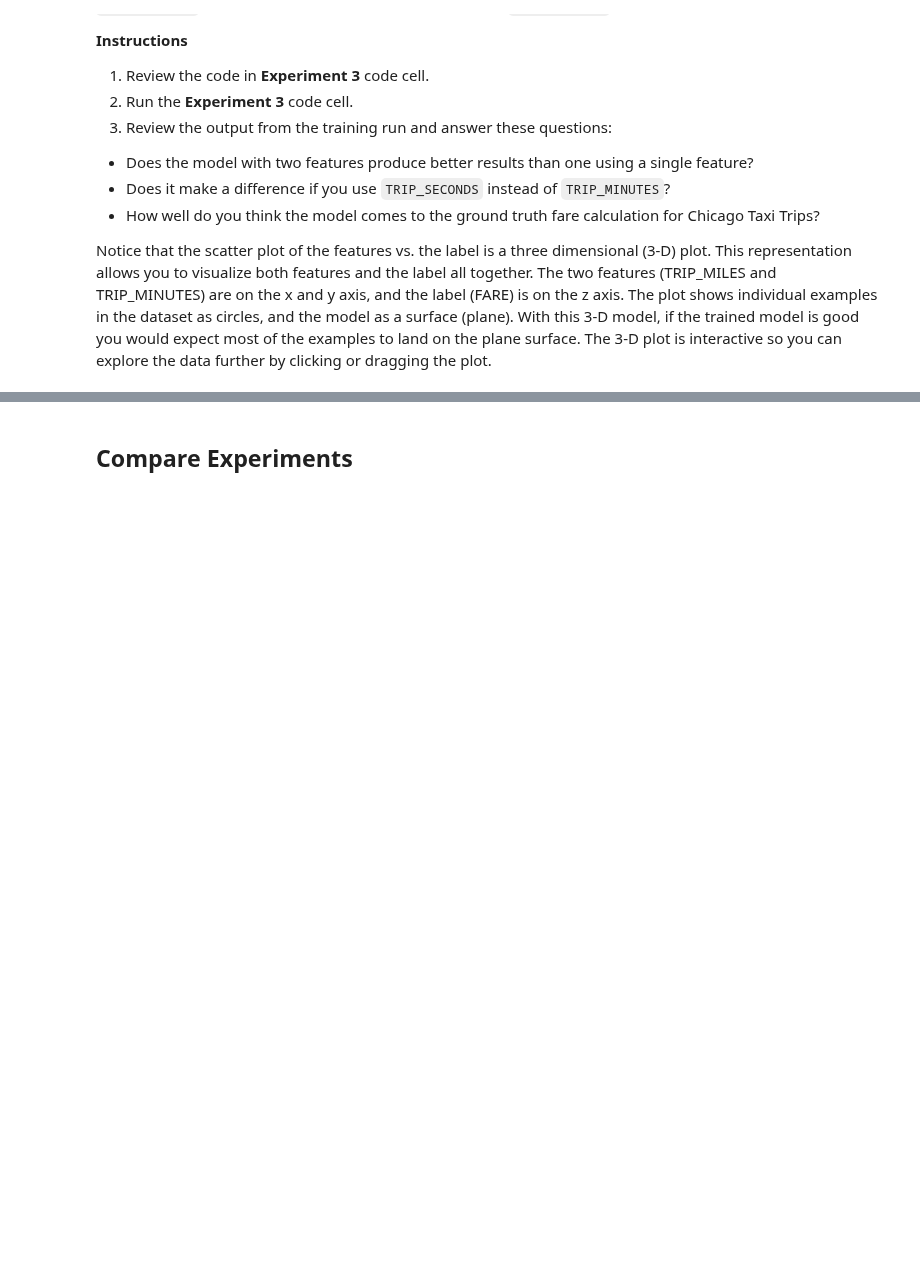
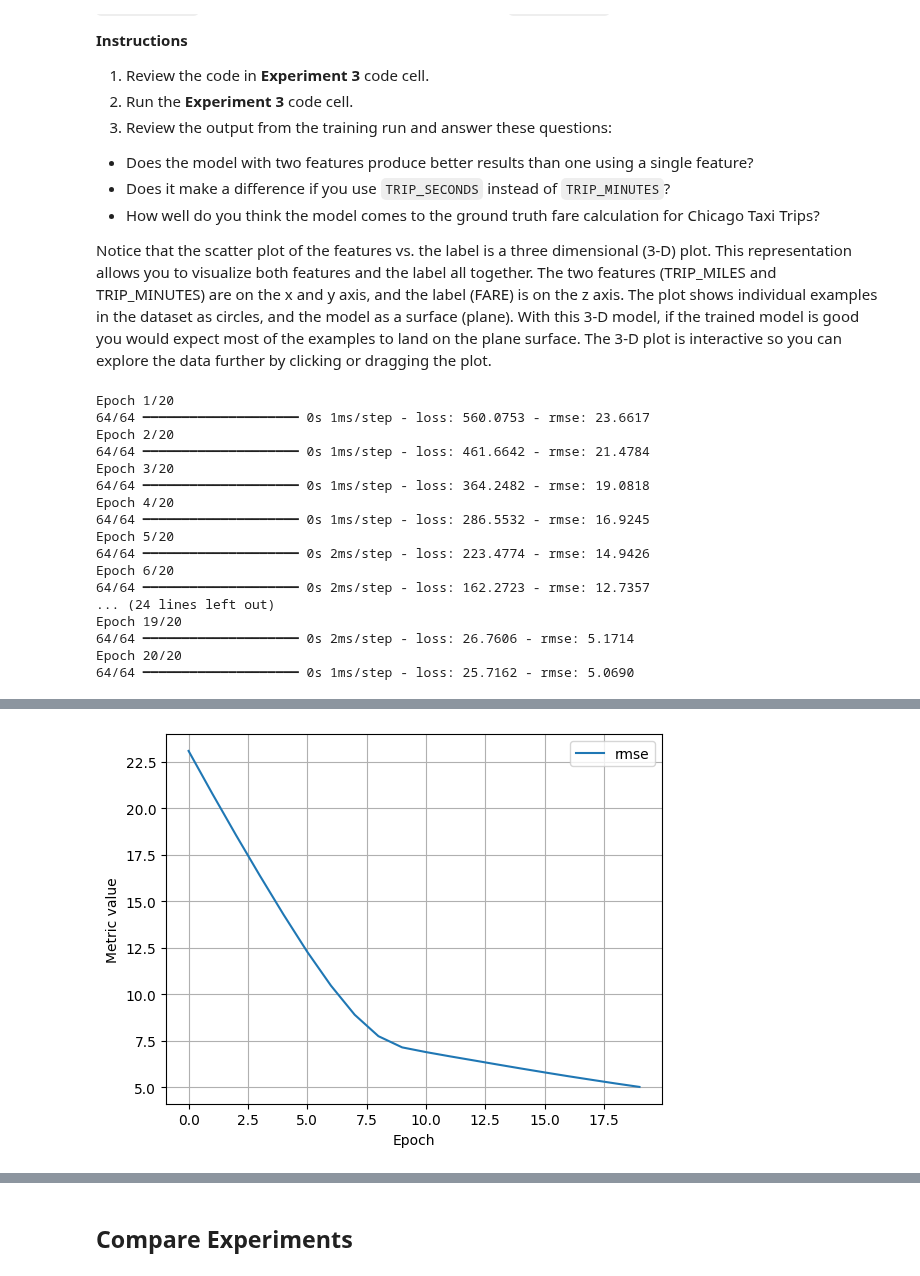
Before and after one commit to lachesis617/Stirling-PDF, a Jupyter notebook: ml/cc/exercises/linear_regression_taxi.ipynb, the cells around one changed output, grey strips where cells are left out. Drawn from its saved outputs; the diff is of its cells as text; code cells hidden in the pictures; blank space fills up the shorter version.

```diff
--- a/ml/cc/exercises/linear_regression_taxi.ipynb
+++ b/ml/cc/exercises/linear_regression_taxi.ipynb
@@ -457,7 +568,7 @@ Notice that the scatter plot of the features vs. the label is a three dimensiona
 settings_3 = ml_edu.experiment.ExperimentSettings(
     learning_rate = 0.001,
     number_epochs = 20,
-    batch_size = 50,
+    batch_size = 500,
     input_features = ['TRIP_MILES', 'TRIP_MINUTES']
 )
 
@@ -471,3 +582,21 @@ experiment_3 = train_model('two_features', model_3, training_df, 'FARE', setting
 
 ml_edu.results.plot_experiment_metrics(experiment_3, ['rmse'])
 ml_edu.results.plot_model_predictions(experiment_3, training_df, 'FARE')
+# %% [output]
+Epoch 1/20
+64/64 ━━━━━━━━━━━━━━━━━━━━ 0s 1ms/step - loss: 560.0753 - rmse: 23.6617
+Epoch 2/20
+64/64 ━━━━━━━━━━━━━━━━━━━━ 0s 1ms/step - loss: 461.6642 - rmse: 21.4784
+Epoch 3/20
+64/64 ━━━━━━━━━━━━━━━━━━━━ 0s 1ms/step - loss: 364.2482 - rmse: 19.0818
+Epoch 4/20
+64/64 ━━━━━━━━━━━━━━━━━━━━ 0s 1ms/step - loss: 286.5532 - rmse: 16.9245
+Epoch 5/20
+64/64 ━━━━━━━━━━━━━━━━━━━━ 0s 2ms/step - loss: 223.4774 - rmse: 14.9426
+Epoch 6/20
+64/64 ━━━━━━━━━━━━━━━━━━━━ 0s 2ms/step - loss: 162.2723 - rmse: 12.7357
+... (24 lines left out)
+Epoch 19/20
+64/64 ━━━━━━━━━━━━━━━━━━━━ 0s 2ms/step - loss: 26.7606 - rmse: 5.1714
+Epoch 20/20
+64/64 ━━━━━━━━━━━━━━━━━━━━ 0s 1ms/step - loss: 25.7162 - rmse: 5.0690
@@ -474,3 +607,4 @@ ml_edu.results.plot_model_predictions(experiment_3, training_df, 'FARE')
+[figure, added]
 # %%
 #@title Double-click to view answers for training with two features
 
```
Also changed, not shown: parts of 16 cells of this notebook.
